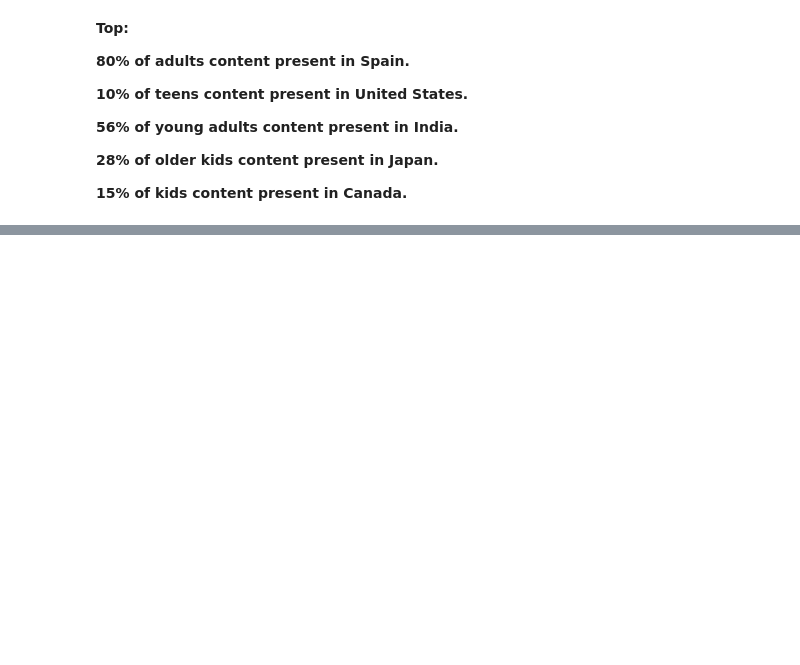
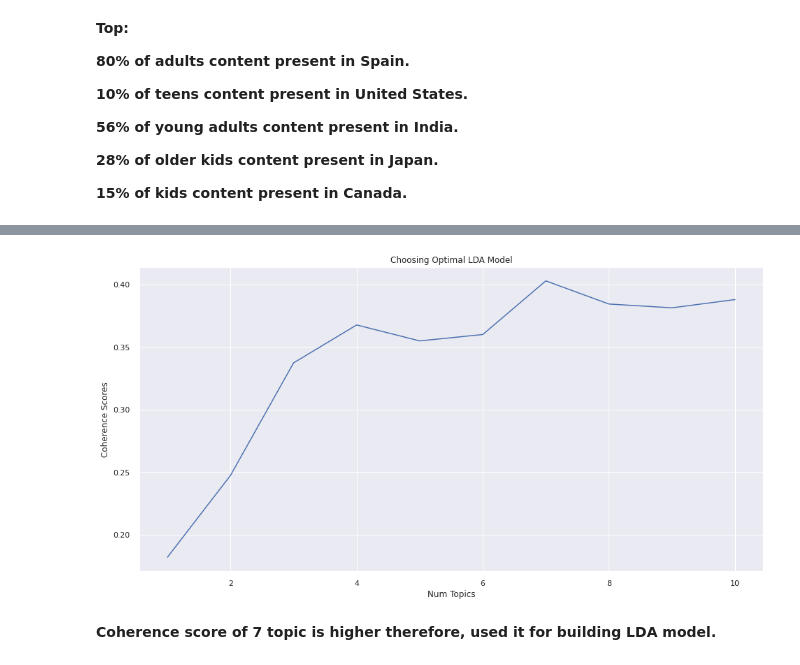
Before and after one commit to Bhushan271098/NETFLIX-MOVIES-AND-TV-SHOWS-CLUSTERING, a Jupyter notebook: Copy_of_NETFLIX_MOVIES_AND_TV_SHOWS_CLUSTERING.ipynb, the cells around one changed output, grey strips where cells are left out. Saved outputs shown, nothing was run; the diff lists cells and outputs as text; code cells hidden in the pictures; blank space fills up the shorter version.

```diff
--- a/Copy_of_NETFLIX_MOVIES_AND_TV_SHOWS_CLUSTERING.ipynb
+++ b/Copy_of_NETFLIX_MOVIES_AND_TV_SHOWS_CLUSTERING.ipynb
@@ -866,0 +1048,5 @@ plt.show()
+# %%
+# Evaluate base model- Compute Coherence Score
+coherence_model_lda = CoherenceModel(model=lda_model, texts=data_words, dictionary=id2word, coherence='c_v')
+coherence_lda = coherence_model_lda.get_coherence()
+print('\nCoherence Score: ', coherence_lda)
@@ -866,0 +1055,28 @@ plt.show()
+# %%
+# supporting function
+def compute_coherence_values(corpus, dictionary, k):
+
+    lda_model = gensim.models.LdaMulticore(corpus=corpus,
+                                           id2word=id2word,
+                                           num_topics=k,
+                                           random_state=100,
+                                           chunksize=100,
+                                           passes=10,
+                                           per_word_topics=True)
+
+    coherence_model_lda = CoherenceModel(model=lda_model, texts=data_words, dictionary=id2word, coherence='c_v')
+
+    return coherence_model_lda.get_coherence()
+# %%
+# Iterate over possible number of topics. takes about 2-3mins
+topic_param = [1,2,3,4,5,6,7,8,9,10]
+coherence_score = []
+
+for k in topic_param:
+    cv = compute_coherence_values(corpus=corpus, dictionary=id2word, k=k)
+    coherence_score.append(cv)
+
+param_tuning_coherence = pd.DataFrame()
+param_tuning_coherence["topic_param"] = topic_param
+param_tuning_coherence['coherence_score'] = coherence_score
+param_tuning_coherence
@@ -866,0 +1095,13 @@ plt.show()
+# %%
+# Show graph
+plt.figure(figsize=(16, 8))
+plt.plot(topic_param, param_tuning_coherence['coherence_score'])
+
+plt.title("Choosing Optimal LDA Model")
+plt.xlabel("Num Topics")
+plt.ylabel("Coherence Scores")
+plt.show()
+# %% [output]
+[figure, added]
+# %% [markdown]
+**Coherence score of 7 topic is higher therefore, used it for building LDA model.**
```
Also changed, not shown: parts of 20 cells of this notebook.
